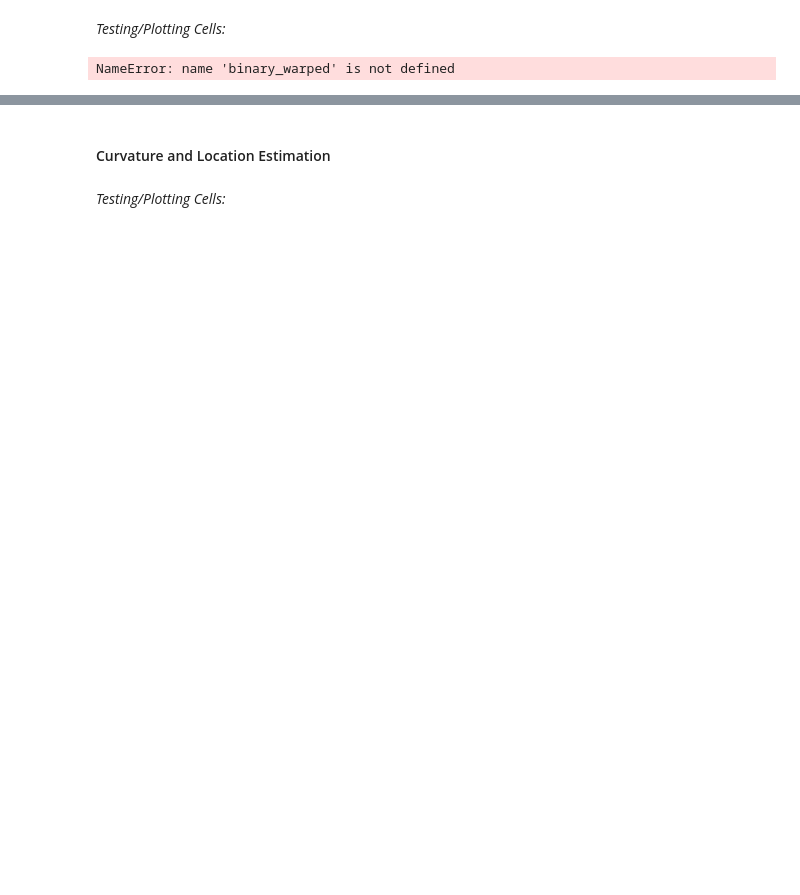
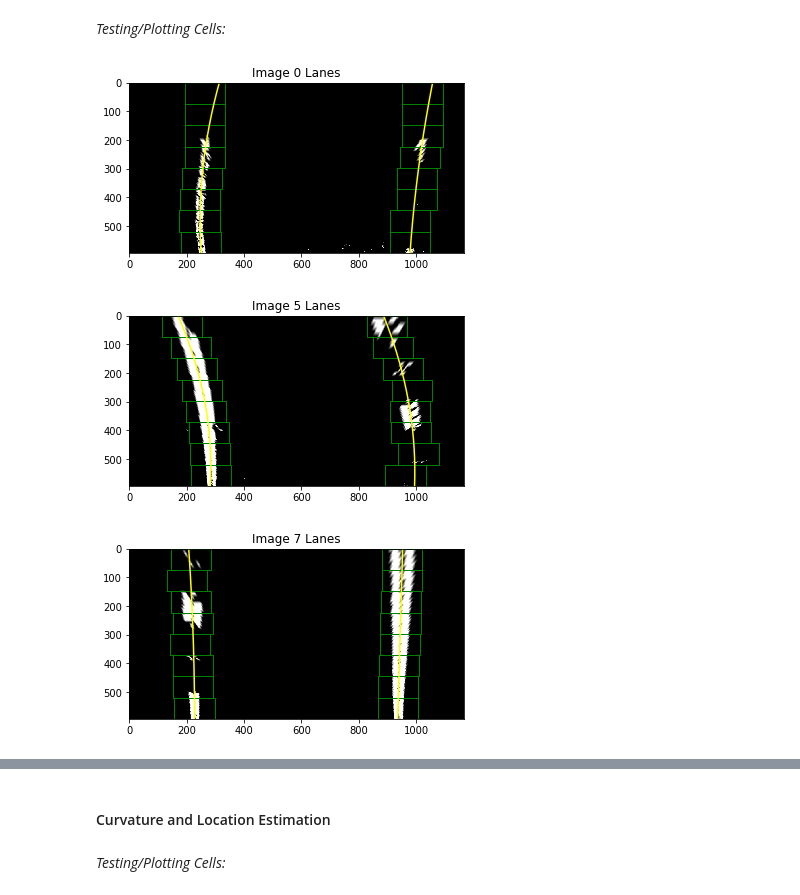
Before and after one commit to Merberg/CarND-Advanced-Lane-Lines, a Jupyter notebook: AdvancedLaneFinding.ipynb, the cells around one changed output, grey strips where cells are left out. Cells and saved outputs as stored; diff of their text form; code cells hidden in the pictures; blank space fills up the shorter version.

Commit message:
lane finding

```diff
--- a/AdvancedLaneFinding.ipynb
+++ b/AdvancedLaneFinding.ipynb
@@ -62,8 +62,22 @@ def plotWithVerticles(img, offset, title, cmap=None):
     plt.plot((xL, xL), (0, img.shape[0]), 'r-')
     plt.plot((xR, xR), (0, img.shape[0]), 'r-')
     plt.title(title)
-    plt.show
+    plt.show()
     return
+
+def plotWithSecondOrder(img, leftCoeff, rightCoeff, title):
+    y = np.linspace(0, img.shape[0]-1, img.shape[0] )
+    xLeft = leftCoeff[0]*y**2 + leftCoeff[1]*y + leftCoeff[2]
+    xRight = rightCoeff[0]*y**2 + rightCoeff[1]*y + rightCoeff[2]
+
+    plt.imshow(img, cmap='gray')
+    plt.plot(xLeft, y, color='yellow')
+    plt.plot(xRight, y, color='yellow')
+    plt.ylim(img.shape[0], 0)
+    plt.xlim(0, img.shape[1])
+    plt.title(title)
+    plt.show()
+    return
 # %% [markdown]
 ### Testing Images ###
 Load the images used to prove out the lane finding pipeline
@@ -434,32 +444,15 @@ plt.ylim(img.shape[0], 0)
 # %% [markdown]
 _Testing/Plotting Cells:_
-# %%
-# Create an image to draw on and an image to show the selection window
-out_img = np.dstack((binary_warped, binary_warped, binary_warped))*255
-window_img = np.zeros_like(out_img)
-# Color in left and right line pixels
-out_img[nonzeroy[left_lane_inds], nonzerox[left_lane_inds]] = [255, 0, 0]
-out_img[nonzeroy[right_lane_inds], nonzerox[right_lane_inds]] = [0, 0, 255]
-
-# Generate a polygon to illustrate the search window area
-# And recast the x and y points into usable format for cv2.fillPoly()
-left_line_window1 = np.array([np.transpose(np.vstack([left_fitx-margin, ploty]))])
-left_line_window2 = np.array([np.flipud(np.transpose(np.vstack([left_fitx+margin,
-                              ploty])))])
-left_line_pts = np.hstack((left_line_window1, left_line_window2))
-right_line_window1 = np.array([np.transpose(np.vstack([right_fitx-margin, ploty]))])
-right_line_window2 = np.array([np.flipud(np.transpose(np.vstack([right_fitx+margin,
-                              ploty])))])
-right_line_pts = np.hstack((right_line_window1, right_line_window2))
-
-# Draw the lane onto the warped blank image
-cv2.fillPoly(window_img, np.int_([left_line_pts]), (0,255, 0))
-cv2.fillPoly(window_img, np.int_([right_line_pts]), (0,255, 0))
-result = cv2.addWeighted(out_img, 1, window_img, 0.3, 0)
-plt.imshow(result)
-plt.plot(left_fitx, ploty, color='yellow')
-plt.plot(right_fitx, ploty, color='yellow')
-plt.xlim(0, 1280)
-plt.ylim(720, 0)
-# %% [output]
-NameError: name 'binary_warped' is not defined
+# %%
+for idx, img in enumerate(testBirdsEye):
+    if idx in samples:
+        # Find the lanes
+        xLeft, xRight = findLaneStarts(img)
+        leftCoeff = findLaneInImage(img, xLeft, True)
+        rightCoeff = findLaneInImage(img, xRight, True)
+        plotWithSecondOrder(img, leftCoeff, rightCoeff,
+                            "Image {} Lanes".format(idx))
+# %% [output]
+[figure, added]
+[figure, added]
+[figure, added]
```
Also changed, not shown: parts of 5 cells of this notebook.
